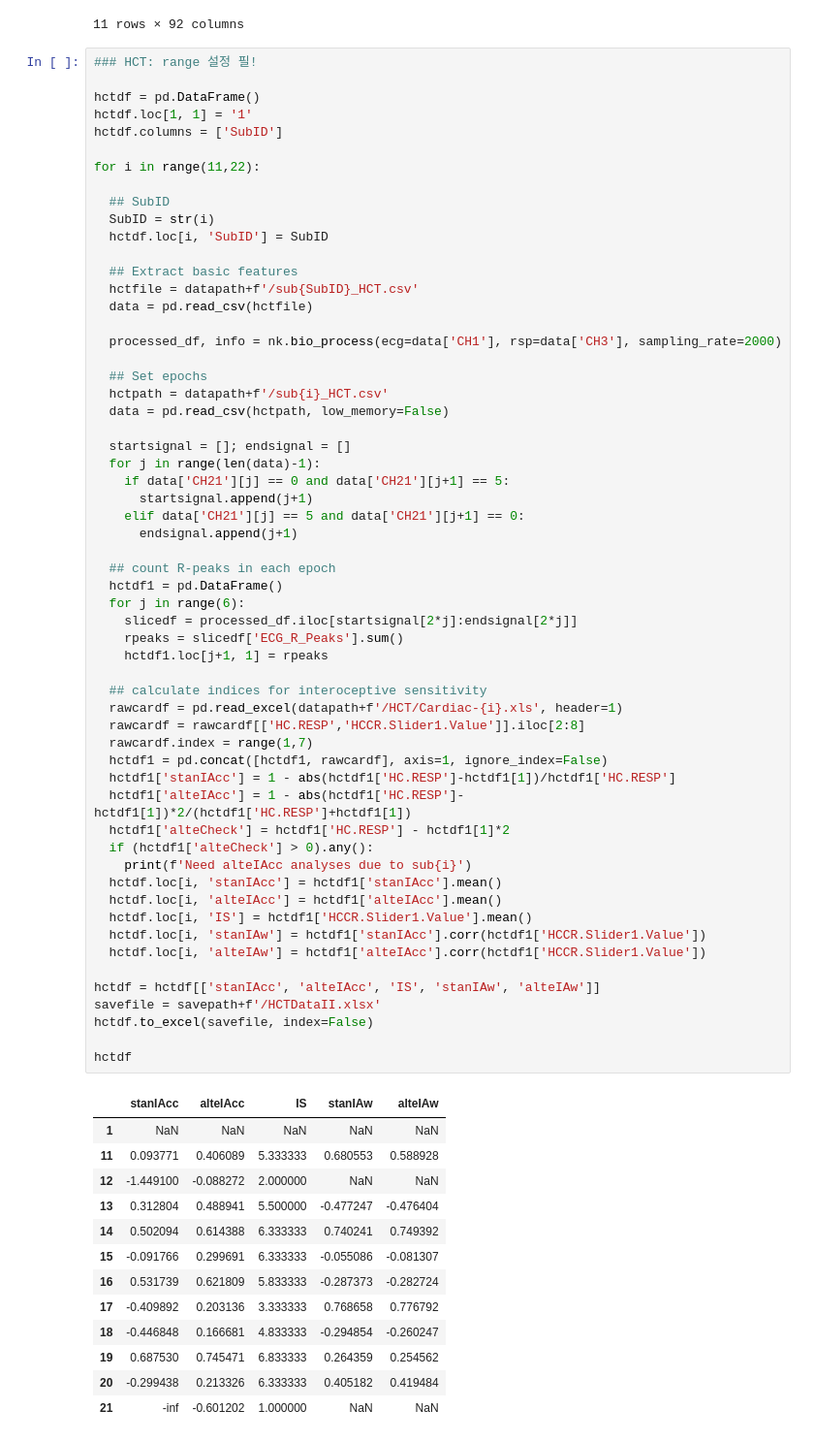
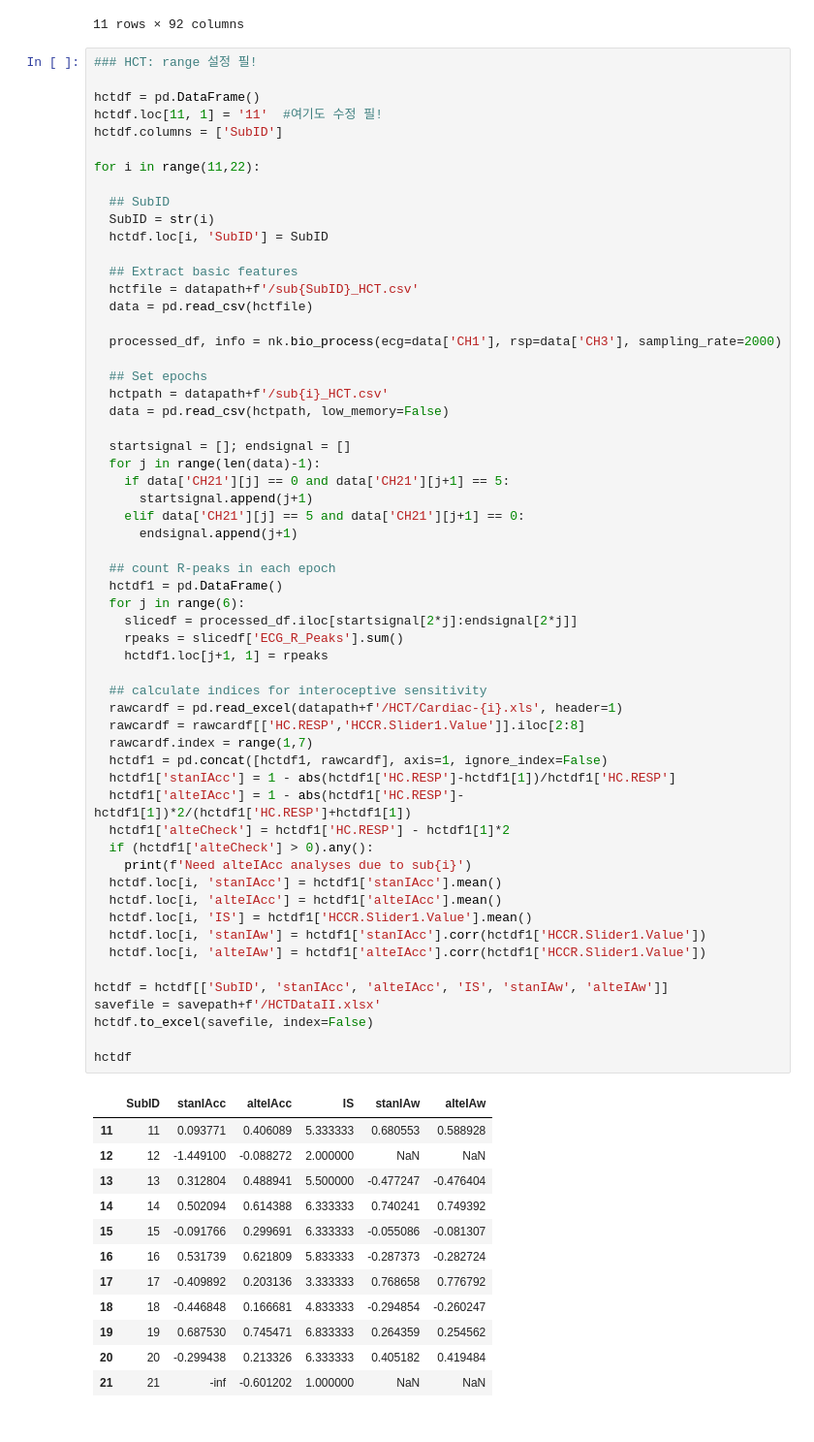
Before and after one commit to daonly/personal, a Jupyter notebook: [Conf]_physio.ipynb, the cells around one changed output. Shown: that part at 97% size. Cells and saved outputs as stored; diff of their text form.

```diff
--- a/[Conf]_physio.ipynb
+++ b/[Conf]_physio.ipynb
@@ -152,7 +152,7 @@ hrvdf
 ### HCT: range 설정 필!
 
 hctdf = pd.DataFrame()
-hctdf.loc[1, 1] = '1'
+hctdf.loc[11, 1] = '11'  #여기도 수정 필!
 hctdf.columns = ['SubID']
 
 for i in range(11,22):
@@ -179,44 +179,43 @@ for i in range(11,22):
       endsignal.append(j+1)
 
   ## count R-peaks in each epoch
   hctdf1 = pd.DataFrame()
   for j in range(6):
     slicedf = processed_df.iloc[startsignal[2*j]:endsignal[2*j]]
     rpeaks = slicedf['ECG_R_Peaks'].sum()
     hctdf1.loc[j+1, 1] = rpeaks
 
   ## calculate indices for interoceptive sensitivity
   rawcardf = pd.read_excel(datapath+f'/HCT/Cardiac-{i}.xls', header=1)
   rawcardf = rawcardf[['HC.RESP','HCCR.Slider1.Value']].iloc[2:8]
   rawcardf.index = range(1,7)
   hctdf1 = pd.concat([hctdf1, rawcardf], axis=1, ignore_index=False)
   hctdf1['stanIAcc'] = 1 - abs(hctdf1['HC.RESP']-hctdf1[1])/hctdf1['HC.RESP']
   hctdf1['alteIAcc'] = 1 - abs(hctdf1['HC.RESP']-hctdf1[1])*2/(hctdf1['HC.RESP']+hctdf1[1])
   hctdf1['alteCheck'] = hctdf1['HC.RESP'] - hctdf1[1]*2
   if (hctdf1['alteCheck'] > 0).any():
     print(f'Need alteIAcc analyses due to sub{i}')
   hctdf.loc[i, 'stanIAcc'] = hctdf1['stanIAcc'].mean()
   hctdf.loc[i, 'alteIAcc'] = hctdf1['alteIAcc'].mean()
   hctdf.loc[i, 'IS'] = hctdf1['HCCR.Slider1.Value'].mean()
   hctdf.loc[i, 'stanIAw'] = hctdf1['stanIAcc'].corr(hctdf1['HCCR.Slider1.Value'])
   hctdf.loc[i, 'alteIAw'] = hctdf1['alteIAcc'].corr(hctdf1['HCCR.Slider1.Value'])
 
-hctdf = hctdf[['stanIAcc', 'alteIAcc', 'IS', 'stanIAw', 'alteIAw']]
+hctdf = hctdf[['SubID', 'stanIAcc', 'alteIAcc', 'IS', 'stanIAw', 'alteIAw']]
 savefile = savepath+f'/HCTDataII.xlsx'
 hctdf.to_excel(savefile, index=False)
 
 hctdf
 # %% [output]
-|  | stanIAcc | alteIAcc | IS | stanIAw | alteIAw |
-| 1 | NaN | NaN | NaN | NaN | NaN |
-| 11 | 0.093771 | 0.406089 | 5.333333 | 0.680553 | 0.588928 |
-| 12 | -1.449100 | -0.088272 | 2.000000 | NaN | NaN |
-| 13 | 0.312804 | 0.488941 | 5.500000 | -0.477247 | -0.476404 |
-| 14 | 0.502094 | 0.614388 | 6.333333 | 0.740241 | 0.749392 |
-| 15 | -0.091766 | 0.299691 | 6.333333 | -0.055086 | -0.081307 |
-| 16 | 0.531739 | 0.621809 | 5.833333 | -0.287373 | -0.282724 |
-| 17 | -0.409892 | 0.203136 | 3.333333 | 0.768658 | 0.776792 |
-| 18 | -0.446848 | 0.166681 | 4.833333 | -0.294854 | -0.260247 |
-| 19 | 0.687530 | 0.745471 | 6.833333 | 0.264359 | 0.254562 |
-| 20 | -0.299438 | 0.213326 | 6.333333 | 0.405182 | 0.419484 |
-| 21 | -inf | -0.601202 | 1.000000 | NaN | NaN |
+|  | SubID | stanIAcc | alteIAcc | IS | stanIAw | alteIAw |
+| 11 | 11 | 0.093771 | 0.406089 | 5.333333 | 0.680553 | 0.588928 |
+| 12 | 12 | -1.449100 | -0.088272 | 2.000000 | NaN | NaN |
+| 13 | 13 | 0.312804 | 0.488941 | 5.500000 | -0.477247 | -0.476404 |
+| 14 | 14 | 0.502094 | 0.614388 | 6.333333 | 0.740241 | 0.749392 |
+| 15 | 15 | -0.091766 | 0.299691 | 6.333333 | -0.055086 | -0.081307 |
+| 16 | 16 | 0.531739 | 0.621809 | 5.833333 | -0.287373 | -0.282724 |
+| 17 | 17 | -0.409892 | 0.203136 | 3.333333 | 0.768658 | 0.776792 |
+| 18 | 18 | -0.446848 | 0.166681 | 4.833333 | -0.294854 | -0.260247 |
+| 19 | 19 | 0.687530 | 0.745471 | 6.833333 | 0.264359 | 0.254562 |
+| 20 | 20 | -0.299438 | 0.213326 | 6.333333 | 0.405182 | 0.419484 |
+| 21 | 21 | -inf | -0.601202 | 1.000000 | NaN | NaN |
```
